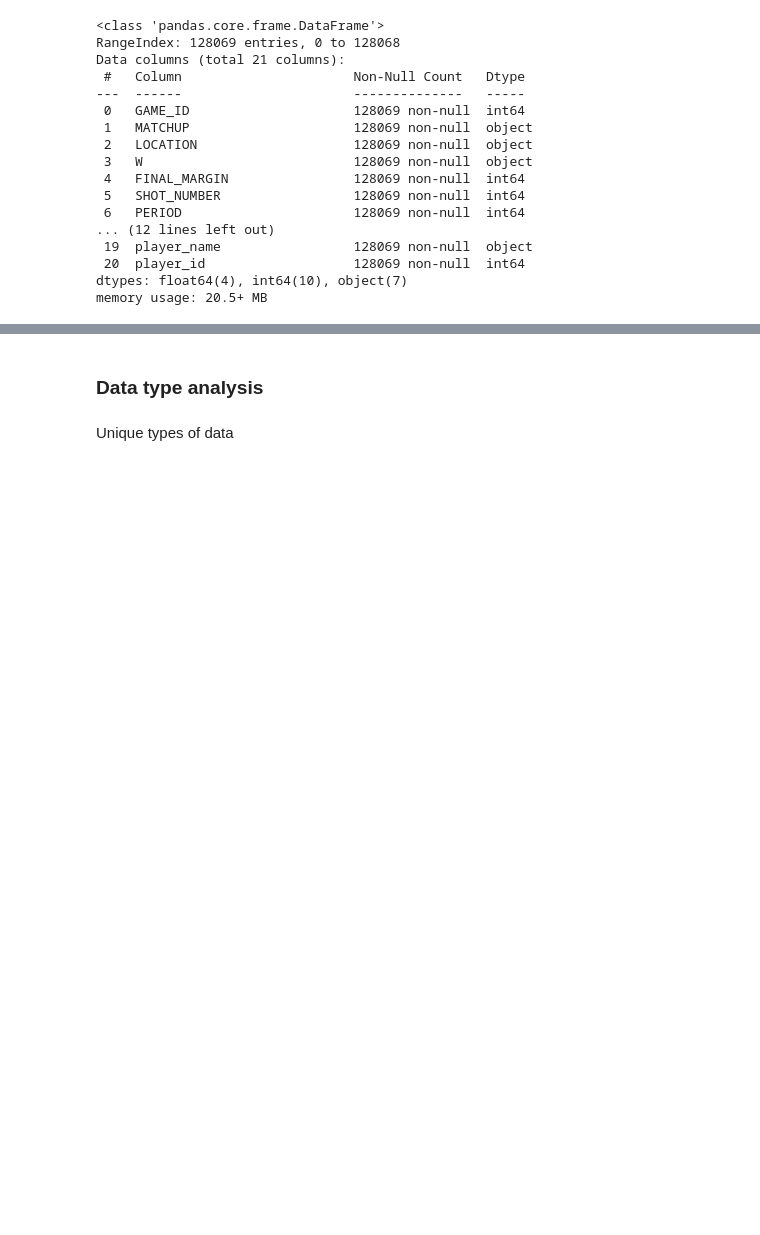
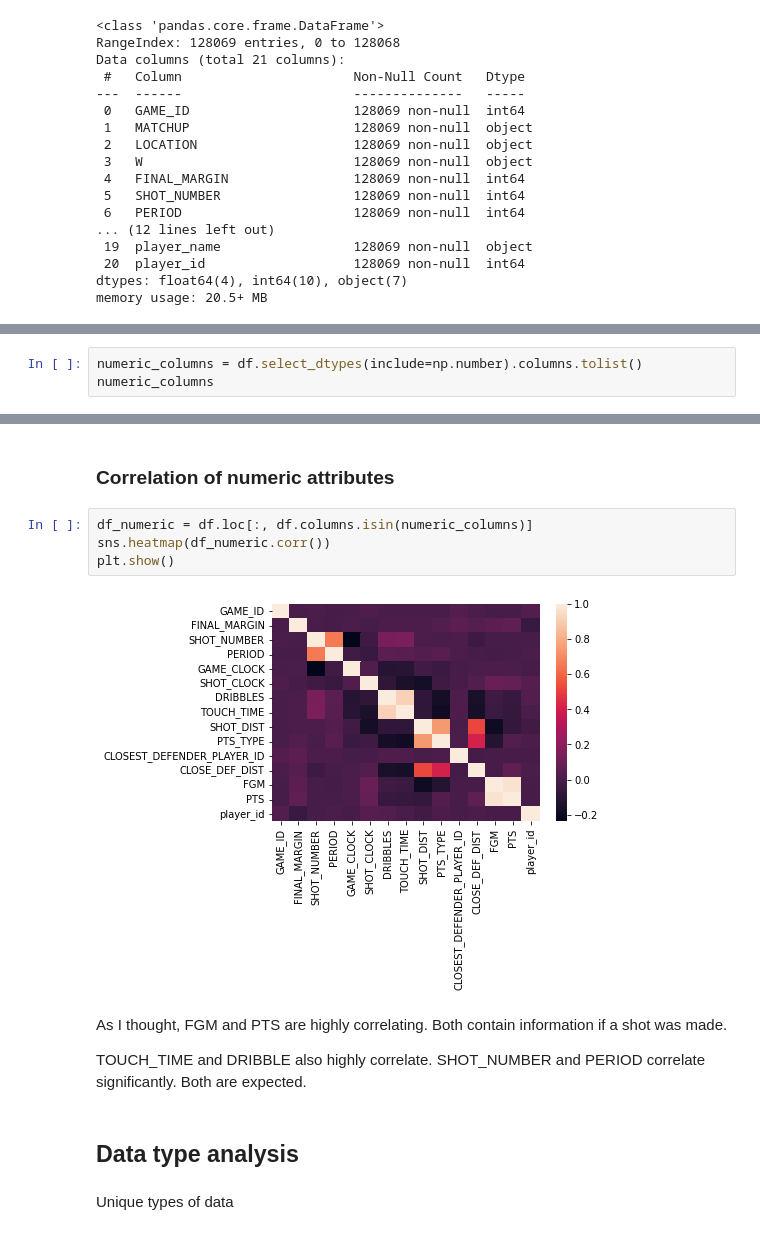
Before and after one commit to rejsafranko/Predicting-NBA-Shots, a Jupyter notebook: notebooks/NBAShotLogs_exploration.ipynb, the cells around one changed output, grey strips where cells are left out. Saved outputs shown, nothing was run; the diff lists cells and outputs as text; blank space fills up the shorter version.

```diff
--- a/notebooks/NBAShotLogs_exploration.ipynb
+++ b/notebooks/NBAShotLogs_exploration.ipynb
@@ -74,0 +97,3 @@ Each column has only non-null elements, except for column SHOT_CLOCK.
+# %%
+numeric_columns = df.select_dtypes(include=np.number).columns.tolist()
+numeric_columns
@@ -105,5 +208,17 @@ plt.show()
+# %% [markdown]
+### Correlation of numeric attributes
+# %%
+df_numeric = df.loc[:, df.columns.isin(numeric_columns)]
+sns.heatmap(df_numeric.corr())
+plt.show()
+# %% [output]
+[figure, added]
+# %% [markdown]
+As I thought, FGM and PTS are highly correlating. Both contain information if a shot was made.
+
+TOUCH_TIME and DRIBBLE also highly correlate. SHOT_NUMBER and PERIOD correlate significantly. Both are expected.
 # %% [markdown]
-### Data type analysis
+## Data type analysis
 # %% [markdown]
 Unique types of data
 # %%
```
Also changed, not shown: parts of 45 cells of this notebook, 1 other file.
